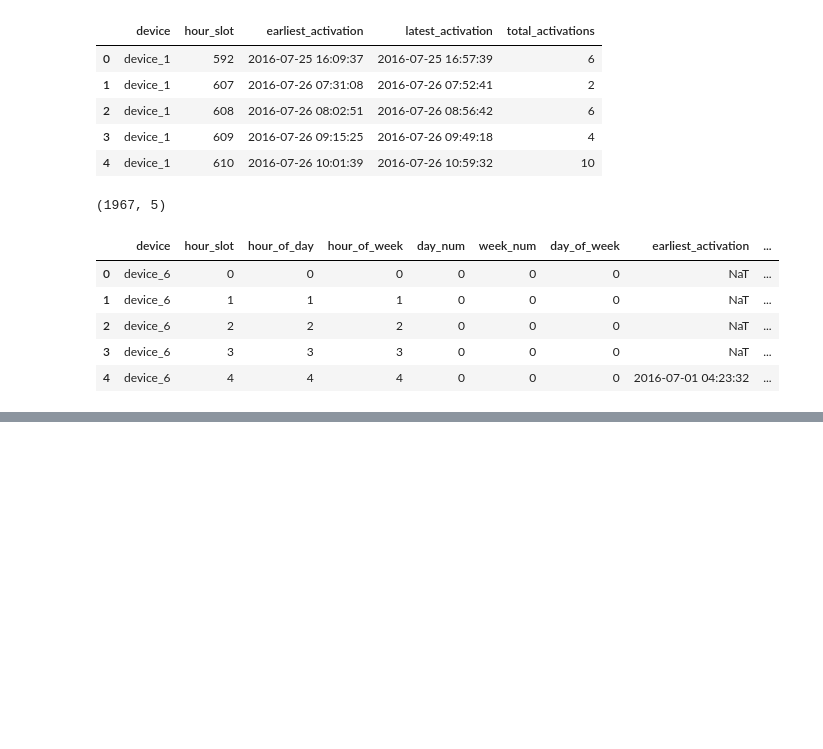
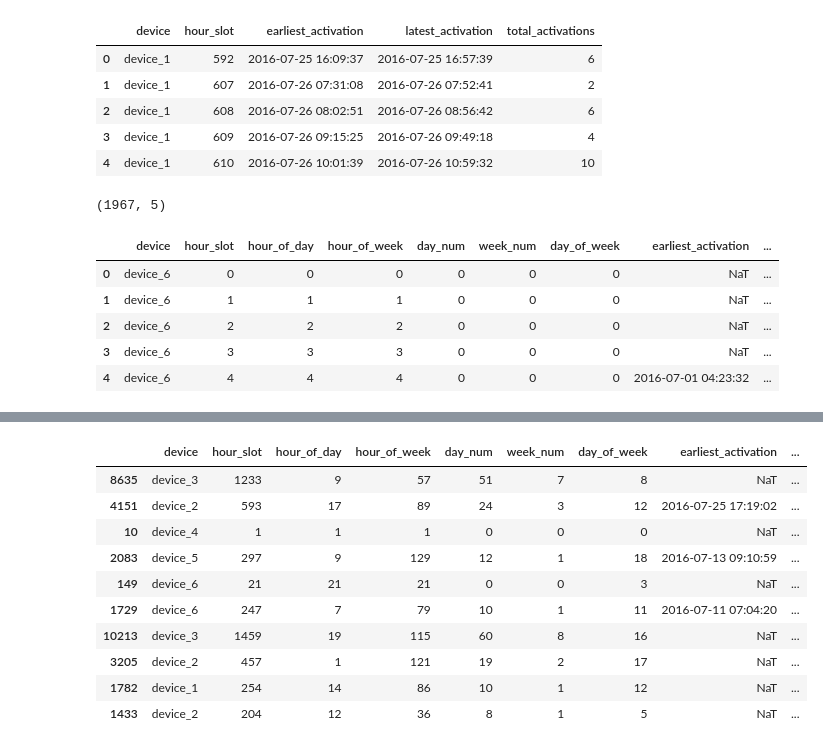
Before and after one commit to conor-digan/challenge-wattx, a Jupyter notebook: Data Exploration.ipynb, the cells around one changed output, grey strips where cells are left out. Drawn from its saved outputs; the diff is of its cells as text; code cells hidden in the pictures; blank space fills up the shorter version.

Commit message:
Feature extraction for modeling table

```diff
--- a/Data Exploration.ipynb
+++ b/Data Exploration.ipynb
@@ -158,0 +198,20 @@ for i, device in zip(range(n_devices), all_devices):
+# %%
+#Select only the required columns
+active_yesterday_df = df[['device', 'hour_slot', 'hour_of_day', 'day_num']]
+
+#Create a lag_day_num variable to join on
+active_yesterday_df['lag_day_num'] = active_yesterday_df['day_num'] - 1
+
+#Join with last weeks data
+active_yesterday_df = pd.merge(
+    active_yesterday_df,
+    df[['device', 'hour_of_day', 'day_num', 'is_active']],
+    how = 'left',
+    left_on = ['device', 'hour_of_day', 'lag_day_num'],
+    right_on = ['device', 'hour_of_day', 'day_num']
+)
+
+#Clean up
+active_yesterday_df = active_yesterday_df[['device', 'hour_slot', 'is_active']]
+active_yesterday_df.columns = ['device', 'hour_slot', 'is_active_yesterday']
+active_yesterday_df.sample(5)
@@ -158,0 +421,72 @@ for i, device in zip(range(n_devices), all_devices):
+# %%
+#Add in whether the device was active this time last week
+modeling_df = pd.merge(
+    df,
+    active_last_week_df,
+    how = 'left',
+    left_on = ['device', 'hour_slot'],
+    right_on = ['device', 'hour_slot']
+)
+
+#Add in whether the device was active this time yesterday
+modeling_df = pd.merge(
+    df,
+    active_yesterday_df,
+    how = 'left',
+    left_on = ['device', 'hour_slot'],
+    right_on = ['device', 'hour_slot']
+)
+
+#Add in average previous activation rate for this time of day & day of week
+modeling_df = pd.merge(
+    df,
+    weekly_activation_rate_df,
+    how = 'left',
+    left_on = ['device', 'hour_slot'],
+    right_on = ['device', 'hour_slot']
+)
+
+#Add in average previous activation rate for this time of day & day of week
+modeling_df = pd.merge(
+    df,
+    weekly_activation_rate_df,
+    how = 'left',
+    left_on = ['device', 'hour_slot'],
+    right_on = ['device', 'hour_slot']
+)
+
+#Add in average previous activation rate for this device for yesterday & last week
+modeling_df = pd.merge(
+    df,
+    weekly_device_activation_rate_df,
+    how = 'left',
+    left_on = ['device', 'hour_slot'],
+    right_on = ['device', 'hour_slot']
+)
+
+#Add in average previous activation rate for all device for yesterday & last week
+modeling_df = pd.merge(
+    df,
+    weekly_all_device_activation_rate_df,
+    how = 'left',
+    left_on = ['device', 'hour_slot'],
+    right_on = ['device', 'hour_slot']
+)
+
+
+
+
+
+modeling_df.sample(10)
+# %% [output]
+|  | device | hour_slot | hour_of_day | hour_of_week | day_num | week_num | day_of_week | earliest_activation | ... |
+| 8635 | device_3 | 1233 | 9 | 57 | 51 | 7 | 8 | NaT | ... |
+| 4151 | device_2 | 593 | 17 | 89 | 24 | 3 | 12 | 2016-07-25 17:19:02 | ... |
+| 10 | device_4 | 1 | 1 | 1 | 0 | 0 | 0 | NaT | ... |
+| 2083 | device_5 | 297 | 9 | 129 | 12 | 1 | 18 | 2016-07-13 09:10:59 | ... |
+| 149 | device_6 | 21 | 21 | 21 | 0 | 0 | 3 | NaT | ... |
+| 1729 | device_6 | 247 | 7 | 79 | 10 | 1 | 11 | 2016-07-11 07:04:20 | ... |
+| 10213 | device_3 | 1459 | 19 | 115 | 60 | 8 | 16 | NaT | ... |
+| 3205 | device_2 | 457 | 1 | 121 | 19 | 2 | 17 | NaT | ... |
+| 1782 | device_1 | 254 | 14 | 86 | 10 | 1 | 12 | NaT | ... |
+| 1433 | device_2 | 204 | 12 | 36 | 8 | 1 | 5 | NaT | ... |
```
Also changed, not shown: parts of 21 cells of this notebook.
